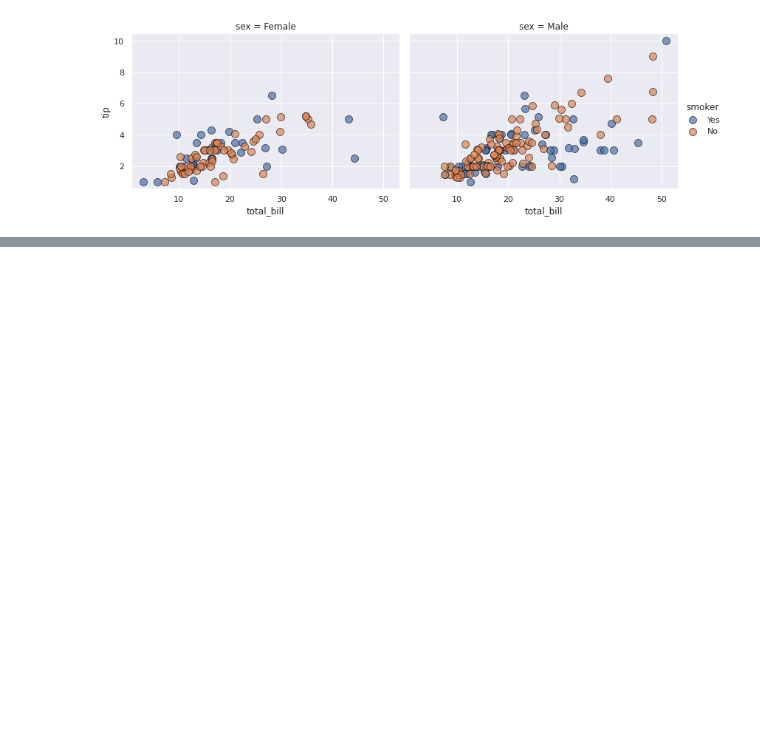
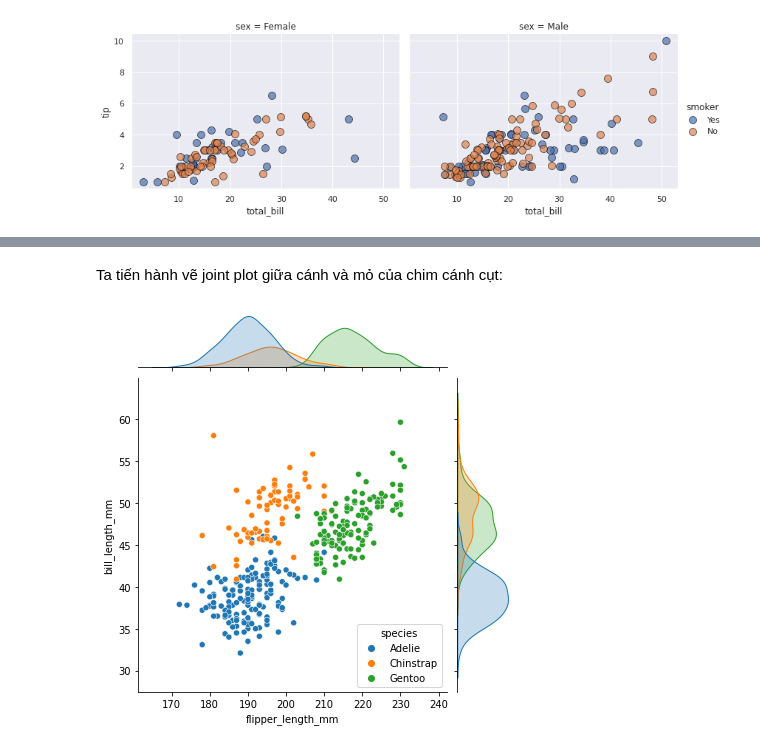
Before and after one commit to LBQTrung/Python-Libraries, a Jupyter notebook: Seaborn/Seaborn_basic.ipynb, the cells around one changed output, grey strips where cells are left out. Cells and saved outputs as stored; diff of their text form; code cells hidden in the pictures; blank space fills up the shorter version.

```diff
--- a/Seaborn/Seaborn_basic.ipynb
+++ b/Seaborn/Seaborn_basic.ipynb
@@ -182,0 +187,2 @@ tips_fg.add_legend();
+# %%
+penguins_df = sns.load_dataset("penguins")
@@ -182,0 +198,9 @@ tips_fg.add_legend();
+# %% [markdown]
+Ta tiến hành vẽ joint plot giữa cánh và mỏ của chim cánh cụt:
+# %%
+sns.jointplot(data = penguins_df,
+             x = "flipper_length_mm",
+             y = "bill_length_mm",
+             hue = "species");
+# %% [output]
+[figure, added]
```
Also changed, not shown: parts of 14 cells of this notebook.
